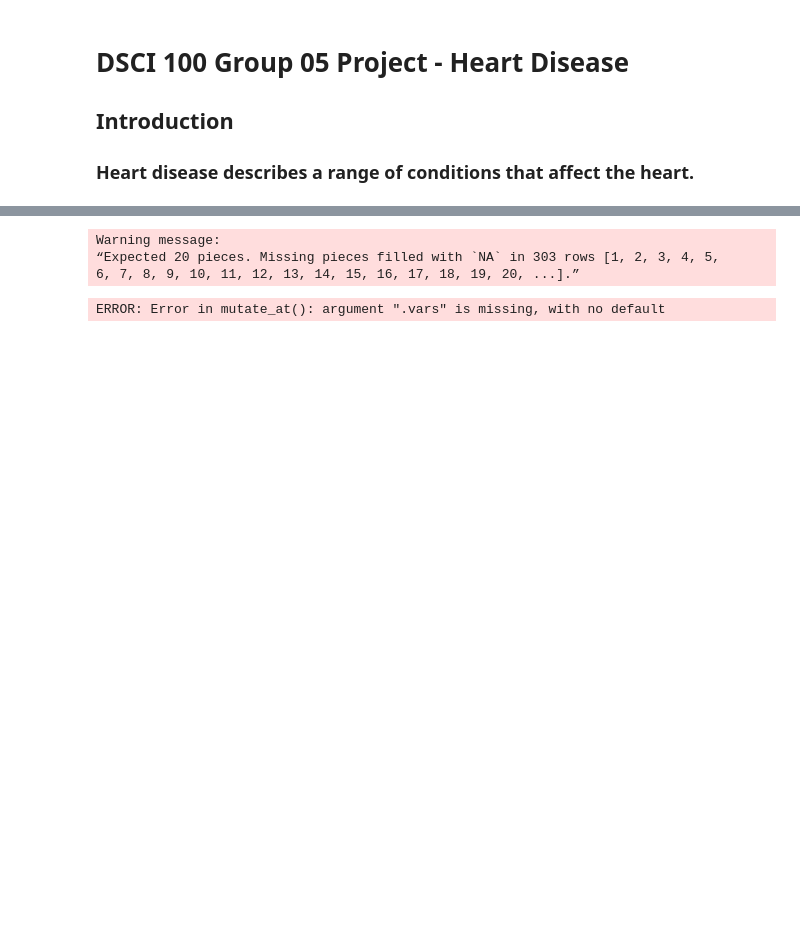
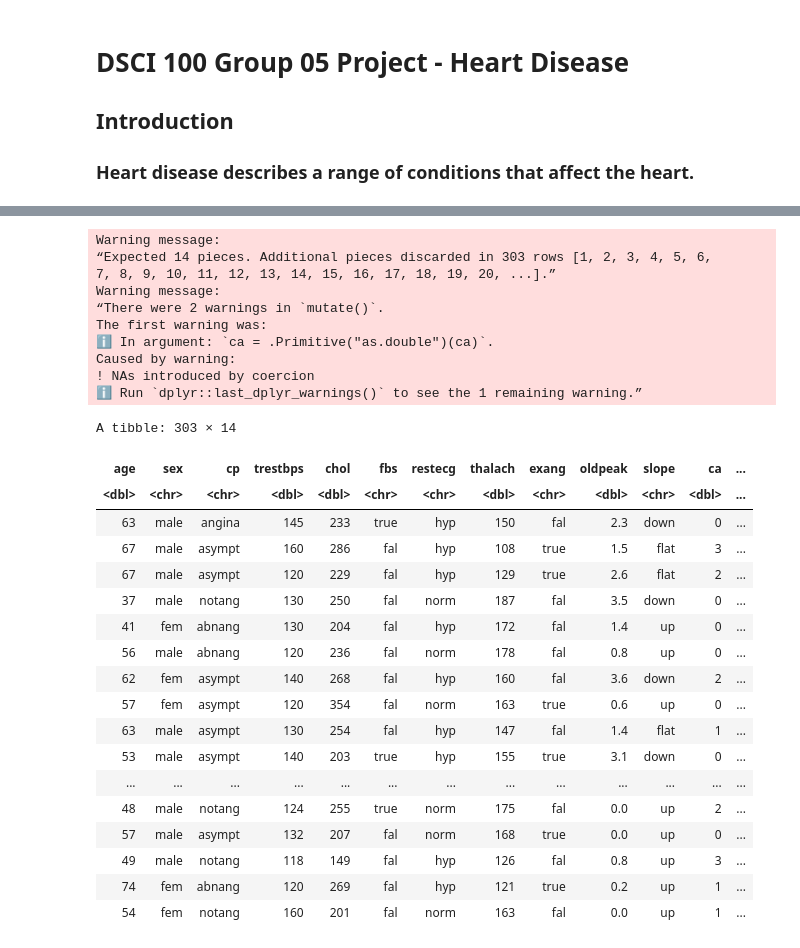
Before and after one commit to kakeysword/dsci100-heart-disease, a Jupyter notebook: group proposal.ipynb, the cells around one changed output, grey strips where cells are left out. Drawn from its saved outputs; the diff is of its cells as text; code cells hidden in the pictures; blank space fills up the shorter version.

```diff
--- a/group proposal.ipynb
+++ b/group proposal.ipynb
@@ -45,16 +55,45 @@ A spec_tbl_df: 303 × 1
 # %%
 ## Clean data
 
 cleveland_clean <- cleveland_data |>
-    separate(X1, into = c("age", "remove1","sex", "cp", "trestbps", "remove2", "chol", "remove3", "fbs",
-                   "restecg", "thalach", "remove4",  "exang", "oldpeak", "slope",
-                   "ca", "thal", "remove5","num", "remove6"), sep = "\\s+") |>
-    select(-c(remove1, remove2, remove3, remove4, remove5, remove6))
+    separate(X1, into = c("age", "sex", "cp", "trestbps", "chol","fbs",
+                   "restecg", "thalach", "exang", "oldpeak", "slope",
+                   "ca", "thal", "num"), sep = "\\s+")
+
 
 ## Set columns to correct type
-#cleveland_clean <- mutate_at(cleveland_clean, c("age, ))
+cleveland_clean <- mutate_at(cleveland_clean,
+                             c("age", "trestbps", "chol", "thalach", "oldpeak", "ca", "num"),
+                            as.numeric)
+
+cleveland_clean
 # %% [output]
 Warning message:
-“Expected 20 pieces. Missing pieces filled with `NA` in 303 rows [1, 2, 3, 4, 5,
-6, 7, 8, 9, 10, 11, 12, 13, 14, 15, 16, 17, 18, 19, 20, ...].”
+“Expected 14 pieces. Additional pieces discarded in 303 rows [1, 2, 3, 4, 5, 6,
+7, 8, 9, 10, 11, 12, 13, 14, 15, 16, 17, 18, 19, 20, ...].”
+Warning message:
+“There were 2 warnings in `mutate()`.
+The first warning was:
+ℹ In argument: `ca = .Primitive("as.double")(ca)`.
+Caused by warning:
+! NAs introduced by coercion
+ℹ Run `dplyr::last_dplyr_warnings()` to see the 1 remaining warning.”
-ERROR: Error in mutate_at(): argument ".vars" is missing, with no default
+A tibble: 303 × 14
+| age | sex | cp | trestbps | chol | fbs | restecg | thalach | exang | oldpeak | slope | ca | ... |
+| <dbl> | <chr> | <chr> | <dbl> | <dbl> | <chr> | <chr> | <dbl> | <chr> | <dbl> | <chr> | <dbl> | ... |
+| 63 | male | angina | 145 | 233 | true | hyp | 150 | fal | 2.3 | down | 0 | ... |
+| 67 | male | asympt | 160 | 286 | fal | hyp | 108 | true | 1.5 | flat | 3 | ... |
+| 67 | male | asympt | 120 | 229 | fal | hyp | 129 | true | 2.6 | flat | 2 | ... |
+| 37 | male | notang | 130 | 250 | fal | norm | 187 | fal | 3.5 | down | 0 | ... |
+| 41 | fem | abnang | 130 | 204 | fal | hyp | 172 | fal | 1.4 | up | 0 | ... |
+| 56 | male | abnang | 120 | 236 | fal | norm | 178 | fal | 0.8 | up | 0 | ... |
+| 62 | fem | asympt | 140 | 268 | fal | hyp | 160 | fal | 3.6 | down | 2 | ... |
+| 57 | fem | asympt | 120 | 354 | fal | norm | 163 | true | 0.6 | up | 0 | ... |
+| 63 | male | asympt | 130 | 254 | fal | hyp | 147 | fal | 1.4 | flat | 1 | ... |
+| 53 | male | asympt | 140 | 203 | true | hyp | 155 | true | 3.1 | down | 0 | ... |
+| ... | ... | ... | ... | ... | ... | ... | ... | ... | ... | ... | ... | ... |
+| 48 | male | notang | 124 | 255 | true | norm | 175 | fal | 0.0 | up | 2 | ... |
+| 57 | male | asympt | 132 | 207 | fal | norm | 168 | true | 0.0 | up | 0 | ... |
+| 49 | male | notang | 118 | 149 | fal | hyp | 126 | fal | 0.8 | up | 3 | ... |
+| 74 | fem | abnang | 120 | 269 | fal | hyp | 121 | true | 0.2 | up | 1 | ... |
+| 54 | fem | notang | 160 | 201 | fal | norm | 163 | fal | 0.0 | up | 1 | ... |
```
Also changed, not shown: parts of 1 cell of this notebook.
